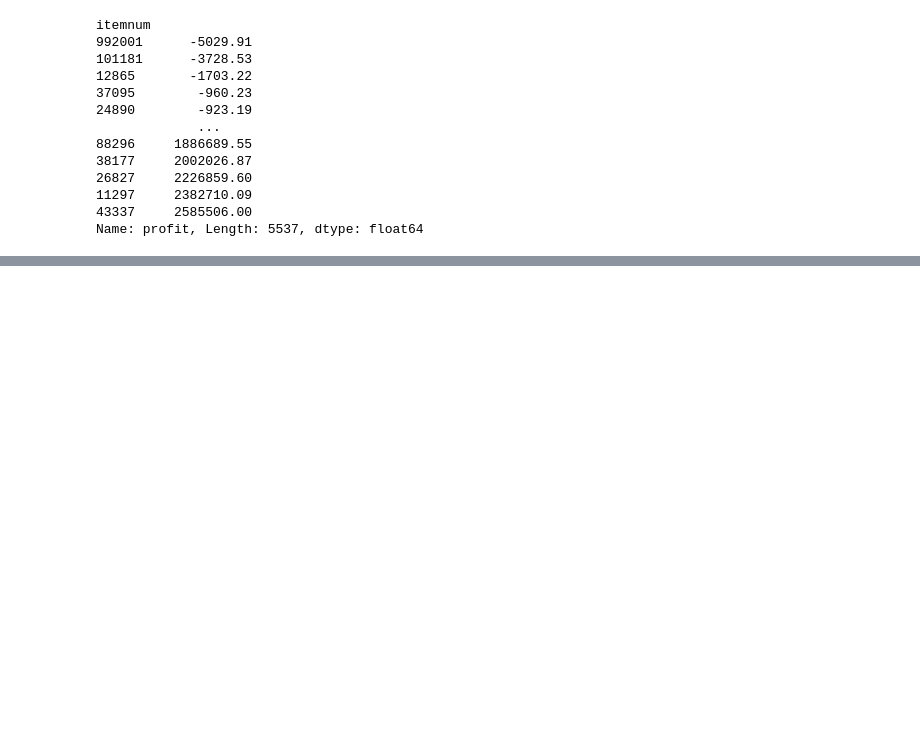
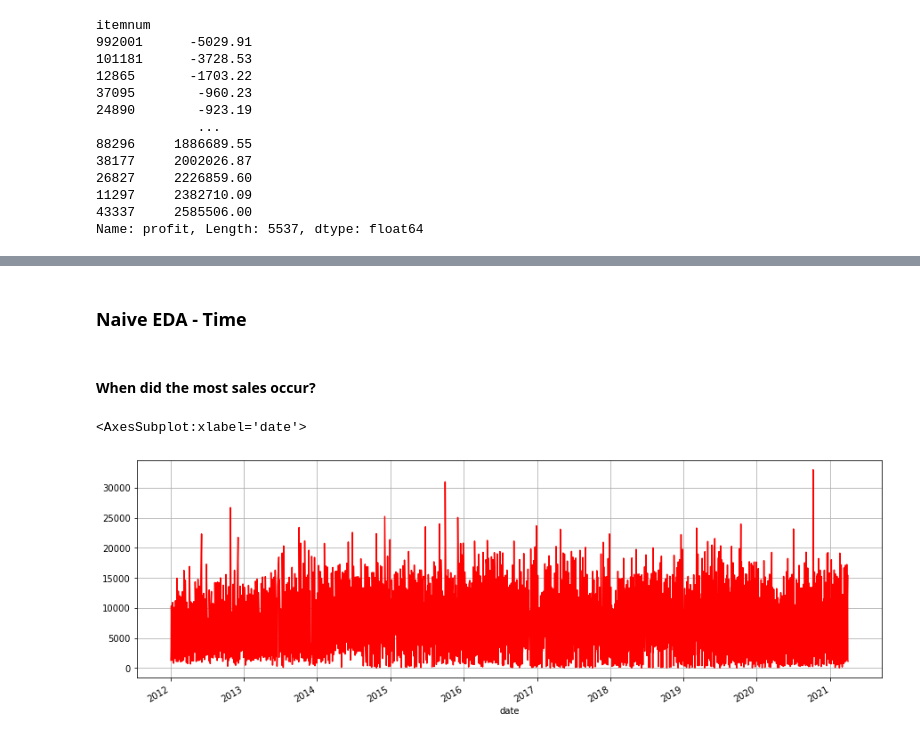
Before and after one commit to jymjam/Business-analytics-competition, a Jupyter notebook: data_cleaning/EDA.ipynb, the cells around one changed output, grey strips where cells are left out. Drawn from its saved outputs; the diff is of its cells as text; code cells hidden in the pictures; blank space fills up the shorter version.

```diff
--- a/data_cleaning/EDA.ipynb
+++ b/data_cleaning/EDA.ipynb
@@ -434,0 +470,11 @@ Name: profit, Length: 5537, dtype: float64
+# %% [markdown]
+### Naive  EDA  - Time
+# %% [markdown]
+#### When did the most sales occur?
+# %%
+#Seems to me there is nothing of note here.
+
+df_merged.groupby(['date']).sum().sort_values(by = 'date')['units_sold'].plot(figsize = (15,5), color = 'red', grid = True)
+# %% [output]
+<AxesSubplot:xlabel='date'>
+[figure, added]
```
Also changed, not shown: parts of 12 cells of this notebook.
